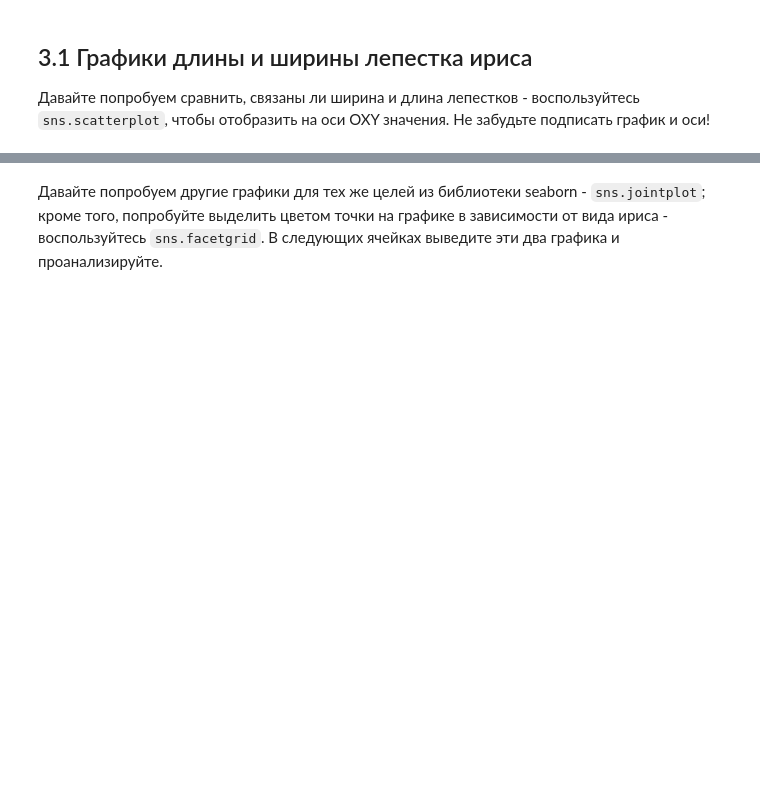
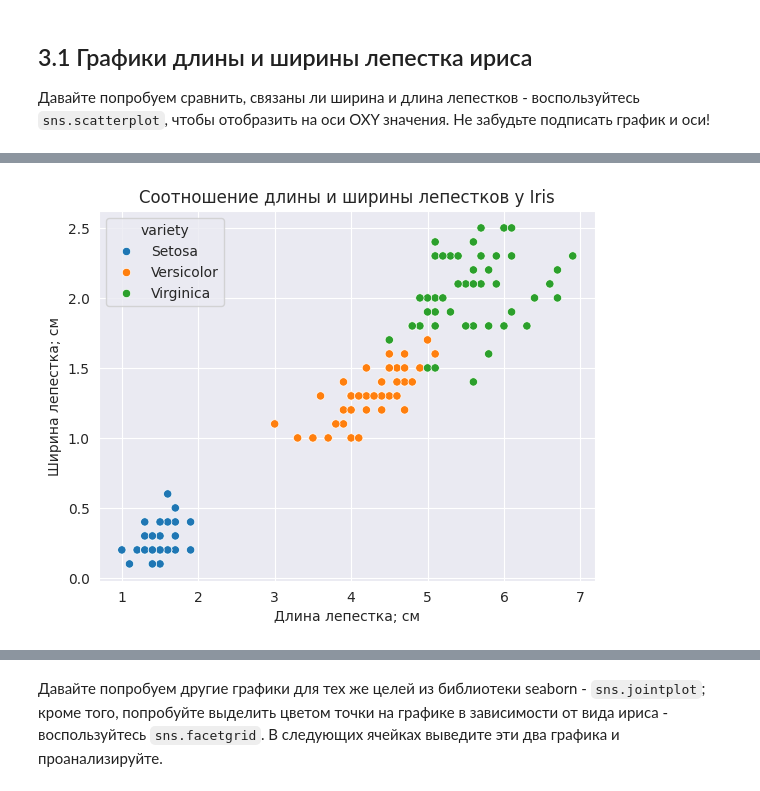
Before and after one commit to FelixDz1917/lab1, a Jupyter notebook: lab_1_np_pandas_matplotlib.ipynb, the cells around one changed output, grey strips where cells are left out. Cells and saved outputs as stored; diff of their text form; code cells hidden in the pictures; blank space fills up the shorter version.

```diff
--- a/lab_1_np_pandas_matplotlib.ipynb
+++ b/lab_1_np_pandas_matplotlib.ipynb
@@ -599,0 +484,12 @@ iris.head()
+# %%
+import matplotlib.pyplot as plt
+sns.scatterplot(data=iris,
+                x='petal.length',
+                y='petal.width',
+                hue='variety')
+plt.xlabel('Длина лепестка; см')
+plt.ylabel('Ширина лепестка; см')
+plt.title('Соотношение длины и ширины лепестков у Iris')
+plt.show()
+# %% [output]
+[figure, added]
```
Also changed, not shown: parts of 34 cells of this notebook.
